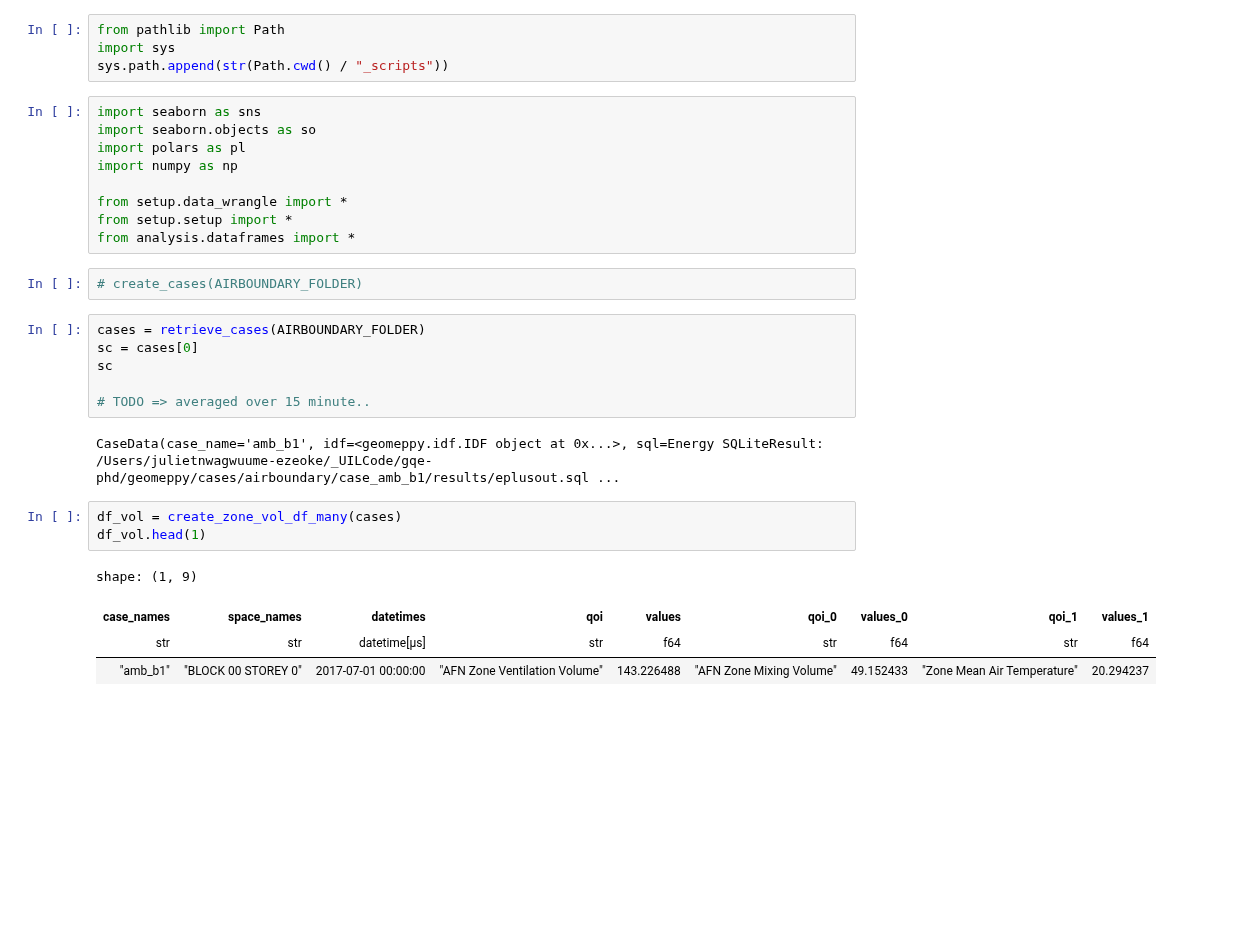
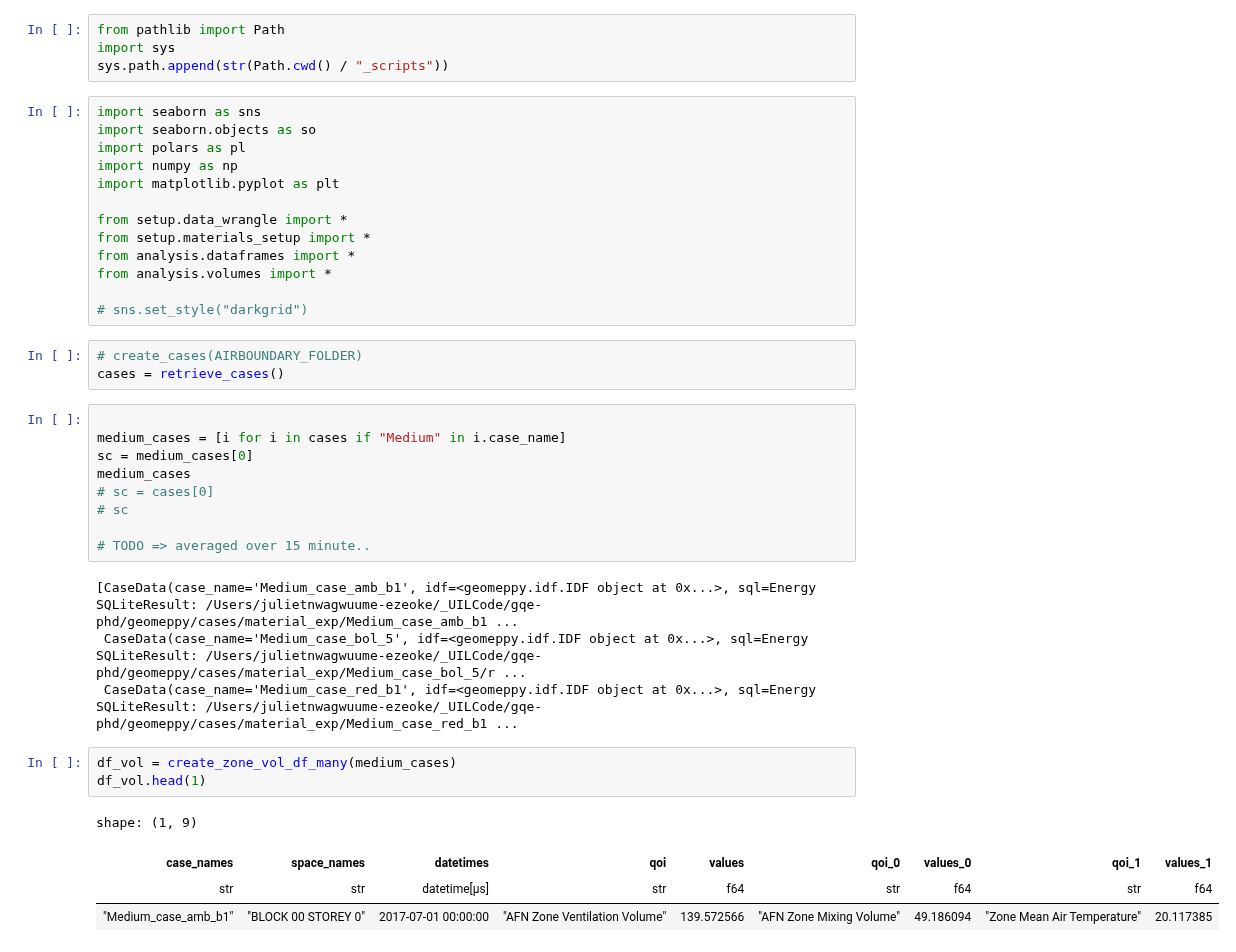
Before and after one commit to juliet29/plan2EPlus, a Jupyter notebook: _notebooks/results/t01_volume.ipynb, the cells around one changed output. Drawn from its saved outputs; the diff is of its cells as text; blank space fills up the shorter version.

Commit message:
reproducible volumes

```diff
--- a/_notebooks/results/t01_volume.ipynb
+++ b/_notebooks/results/t01_volume.ipynb
@@ -10,25 +10,35 @@ import seaborn as sns
 import seaborn.objects as so
 import polars as pl
 import numpy as np
+import matplotlib.pyplot as plt
 
 from setup.data_wrangle import *
-from setup.setup import *
+from setup.materials_setup import *
 from analysis.dataframes import *
+from analysis.volumes import *
+
+# sns.set_style("darkgrid")
 # %%
 # create_cases(AIRBOUNDARY_FOLDER)
+cases = retrieve_cases()
 # %%
-cases = retrieve_cases(AIRBOUNDARY_FOLDER)
-sc = cases[0]
-sc
+
+medium_cases = [i for i in cases if "Medium" in i.case_name]
+sc = medium_cases[0]
+medium_cases
+# sc = cases[0]
+# sc
 
 # TODO => averaged over 15 minute..
 # %% [output]
-CaseData(case_name='amb_b1', idf=<geomeppy.idf.IDF object at 0x...>, sql=Energy SQLiteResult: /Users/julietnwagwuume-ezeoke/_UILCode/gqe-phd/geomeppy/cases/airboundary/case_amb_b1/results/eplusout.sql ...
+[CaseData(case_name='Medium_case_amb_b1', idf=<geomeppy.idf.IDF object at 0x...>, sql=Energy SQLiteResult: /Users/julietnwagwuume-ezeoke/_UILCode/gqe-phd/geomeppy/cases/material_exp/Medium_case_amb_b1 ...
+ CaseData(case_name='Medium_case_bol_5', idf=<geomeppy.idf.IDF object at 0x...>, sql=Energy SQLiteResult: /Users/julietnwagwuume-ezeoke/_UILCode/gqe-phd/geomeppy/cases/material_exp/Medium_case_bol_5/r ...
+ CaseData(case_name='Medium_case_red_b1', idf=<geomeppy.idf.IDF object at 0x...>, sql=Energy SQLiteResult: /Users/julietnwagwuume-ezeoke/_UILCode/gqe-phd/geomeppy/cases/material_exp/Medium_case_red_b1 ...
 # %%
-df_vol = create_zone_vol_df_many(cases)
+df_vol = create_zone_vol_df_many(medium_cases)
 df_vol.head(1)
 # %% [output]
 shape: (1, 9)
 | case_names | space_names | datetimes | qoi | values | qoi_0 | values_0 | qoi_1 | values_1 |
 | str | str | datetime[μs] | str | f64 | str | f64 | str | f64 |
-| "amb_b1" | "BLOCK 00 STOREY 0" | 2017-07-01 00:00:00 | "AFN Zone Ventilation Volume" | 143.226488 | "AFN Zone Mixing Volume" | 49.152433 | "Zone Mean Air Temperature" | 20.294237 |
+| "Medium_case_amb_b1" | "BLOCK 00 STOREY 0" | 2017-07-01 00:00:00 | "AFN Zone Ventilation Volume" | 139.572566 | "AFN Zone Mixing Volume" | 49.186094 | "Zone Mean Air Temperature" | 20.117385 |
```
Also changed, not shown: parts of 13 cells of this notebook, 12 other files.
